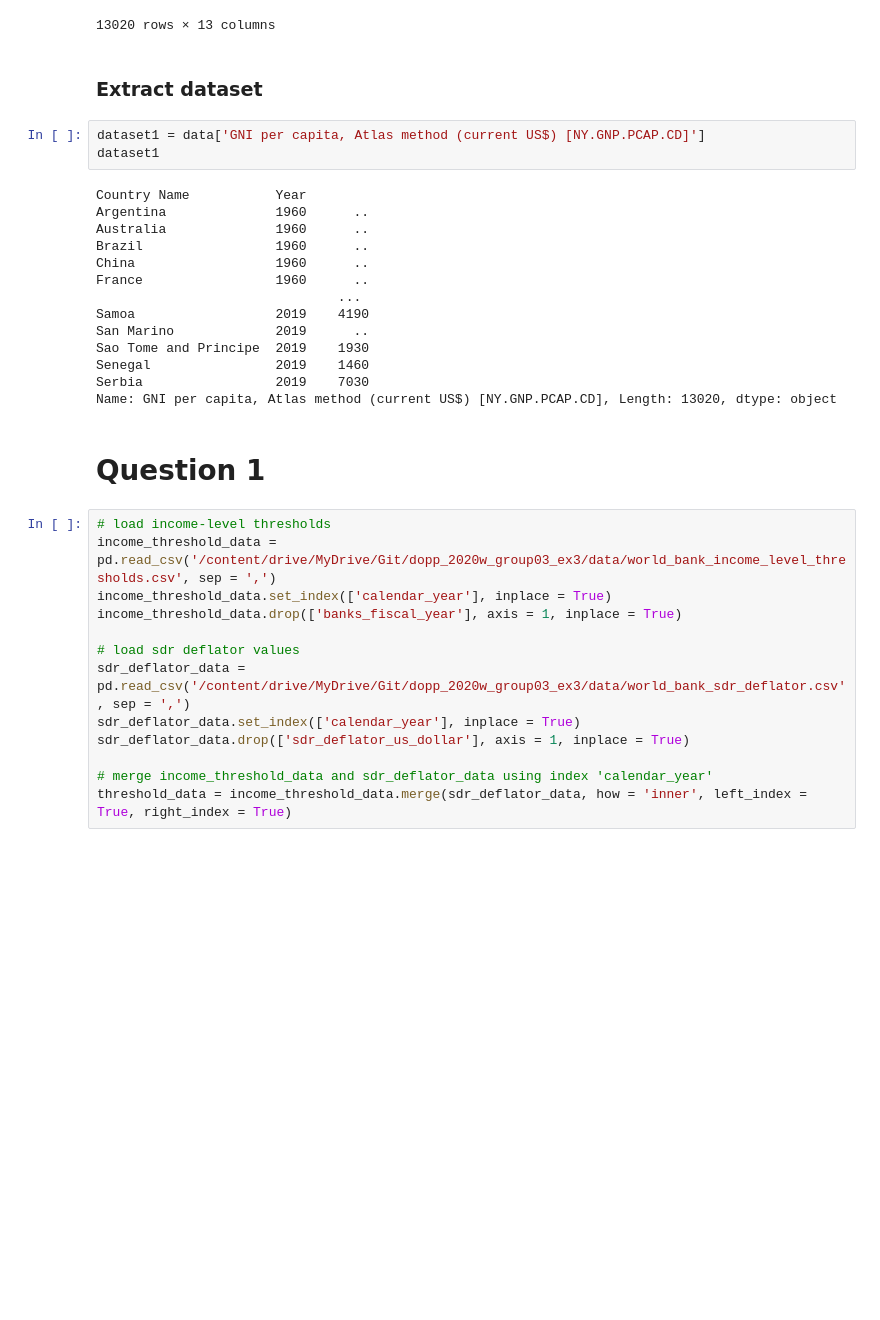
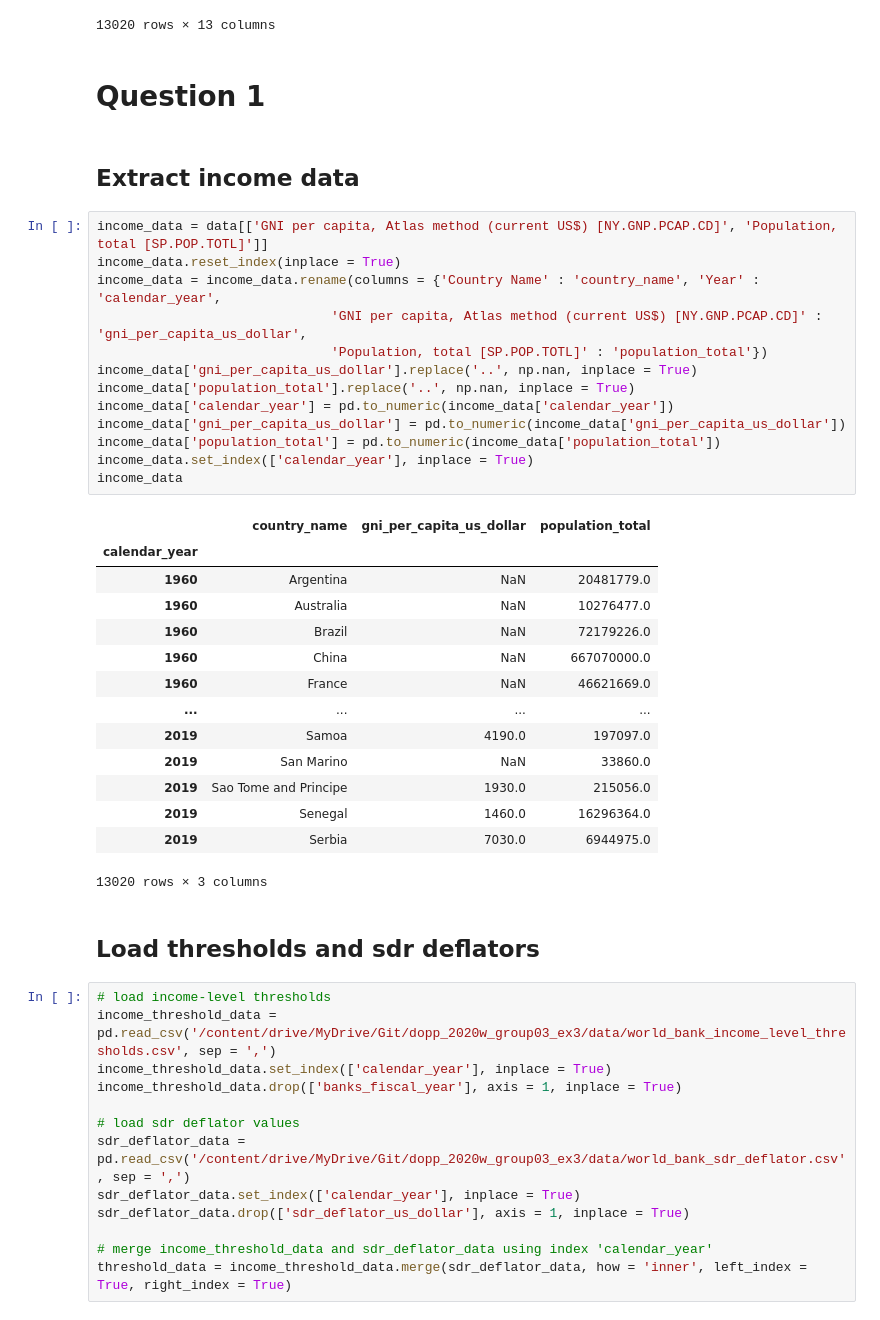
Before and after one commit to christoph-fraller/dopp_2020w_group03_ex3, a Jupyter notebook: dopp_2020w_group03_ex3_with_git.ipynb, the cells around one changed output. Drawn from its saved outputs; the diff is of its cells as text; blank space fills up the shorter version.

```diff
--- a/dopp_2020w_group03_ex3_with_git.ipynb
+++ b/dopp_2020w_group03_ex3_with_git.ipynb
@@ -250,27 +268,40 @@ data
 | Senegal | 2019 | 1460 | 16296364 | .. | .. | ... |
 | Serbia | 2019 | 7030 | 6944975 | .. | .. | ... |
 13020 rows × 13 columns
-# %% [markdown]
-### Extract dataset
-# %%
-dataset1 = data['GNI per capita, Atlas method (current US$) [NY.GNP.PCAP.CD]']
-dataset1
-# %% [output]
-Country Name           Year
-Argentina              1960      ..
-Australia              1960      ..
-Brazil                 1960      ..
-China                  1960      ..
-France                 1960      ..
-                               ...
-Samoa                  2019    4190
-San Marino             2019      ..
-Sao Tome and Principe  2019    1930
-Senegal                2019    1460
-Serbia                 2019    7030
-Name: GNI per capita, Atlas method (current US$) [NY.GNP.PCAP.CD], Length: 13020, dtype: object
 # %% [markdown]
 # Question 1
+# %% [markdown]
+## Extract income data
+# %%
+income_data = data[['GNI per capita, Atlas method (current US$) [NY.GNP.PCAP.CD]', 'Population, total [SP.POP.TOTL]']]
+income_data.reset_index(inplace = True)
+income_data = income_data.rename(columns = {'Country Name' : 'country_name', 'Year' : 'calendar_year',
+                              'GNI per capita, Atlas method (current US$) [NY.GNP.PCAP.CD]' : 'gni_per_capita_us_dollar',
+                              'Population, total [SP.POP.TOTL]' : 'population_total'})
+income_data['gni_per_capita_us_dollar'].replace('..', np.nan, inplace = True)
+income_data['population_total'].replace('..', np.nan, inplace = True)
+income_data['calendar_year'] = pd.to_numeric(income_data['calendar_year'])
+income_data['gni_per_capita_us_dollar'] = pd.to_numeric(income_data['gni_per_capita_us_dollar'])
+income_data['population_total'] = pd.to_numeric(income_data['population_total'])
+income_data.set_index(['calendar_year'], inplace = True)
+income_data
+# %% [output]
+|  | country_name | gni_per_capita_us_dollar | population_total |
+| calendar_year |  |  |  |
+| 1960 | Argentina | NaN | 20481779.0 |
+| 1960 | Australia | NaN | 10276477.0 |
+| 1960 | Brazil | NaN | 72179226.0 |
+| 1960 | China | NaN | 667070000.0 |
+| 1960 | France | NaN | 46621669.0 |
+| ... | ... | ... | ... |
+| 2019 | Samoa | 4190.0 | 197097.0 |
+| 2019 | San Marino | NaN | 33860.0 |
+| 2019 | Sao Tome and Principe | 1930.0 | 215056.0 |
+| 2019 | Senegal | 1460.0 | 16296364.0 |
+| 2019 | Serbia | 7030.0 | 6944975.0 |
+13020 rows × 3 columns
+# %% [markdown]
+## Load thresholds and sdr deflators
 # %%
 # load income-level thresholds
 income_threshold_data = pd.read_csv('/content/drive/MyDrive/Git/dopp_2020w_group03_ex3/data/world_bank_income_level_thresholds.csv', sep = ',')
```
Also changed, not shown: parts of 15 cells of this notebook.
